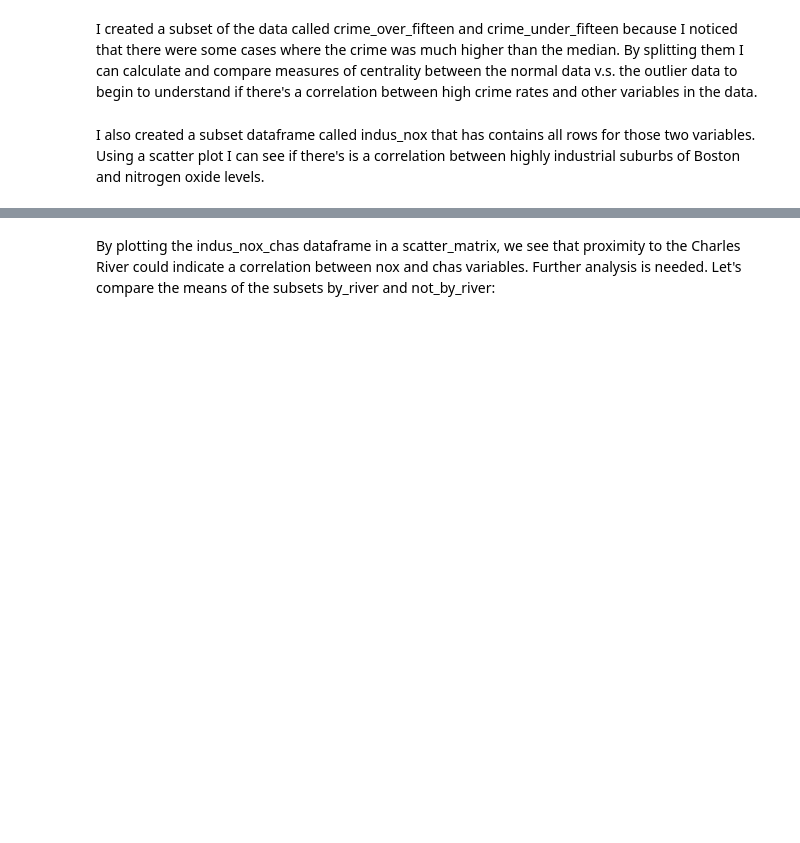
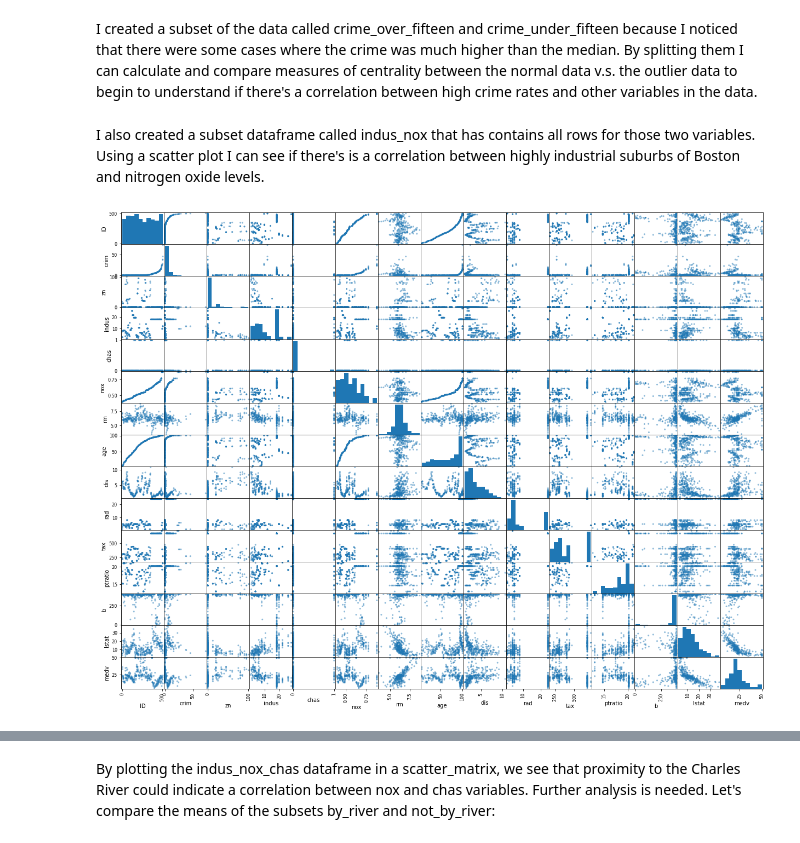
Before and after one commit to benratkin/flatiron, a Jupyter notebook: section_4/dsc-project-eda-with-pandas-onl01-dtsc-ft-012120/index.ipynb, the cells around one changed output, grey strips where cells are left out. Drawn from its saved outputs; the diff is of its cells as text; code cells hidden in the pictures; blank space fills up the shorter version.

```diff
--- a/section_4/dsc-project-eda-with-pandas-onl01-dtsc-ft-012120/index.ipynb
+++ b/section_4/dsc-project-eda-with-pandas-onl01-dtsc-ft-012120/index.ipynb
@@ -284,3 +285,8 @@ Explain why you used the chosen subsets and do this for three possible 2-way spl
 I created a subset of the data called crime_over_fifteen and crime_under_fifteen because I noticed that there were some cases where the crime was much higher than the median. By splitting them I can calculate and compare measures of centrality between the normal data v.s. the outlier data to begin to understand if there's a correlation between high crime rates and other variables in the data.
 # %% [markdown]
 I also created a subset dataframe called indus_nox that has contains all rows for those two variables. Using a scatter plot I can see if there's is a correlation between highly industrial suburbs of Boston and nitrogen oxide levels.
+# %%
+# Try a scatter matrix in a for loop and look at variable relationships
+pd.plotting.scatter_matrix(df, figsize=(21, 16));
+# %% [output]
+[figure, added]
```
Also changed, not shown: parts of 7 cells of this notebook, 12 other files.
